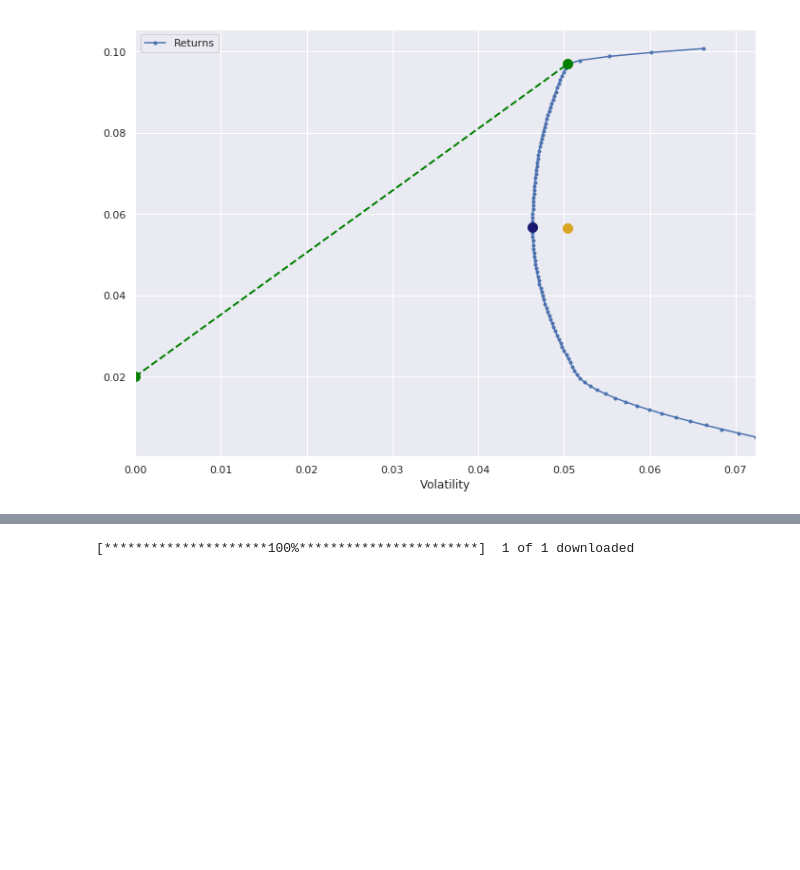
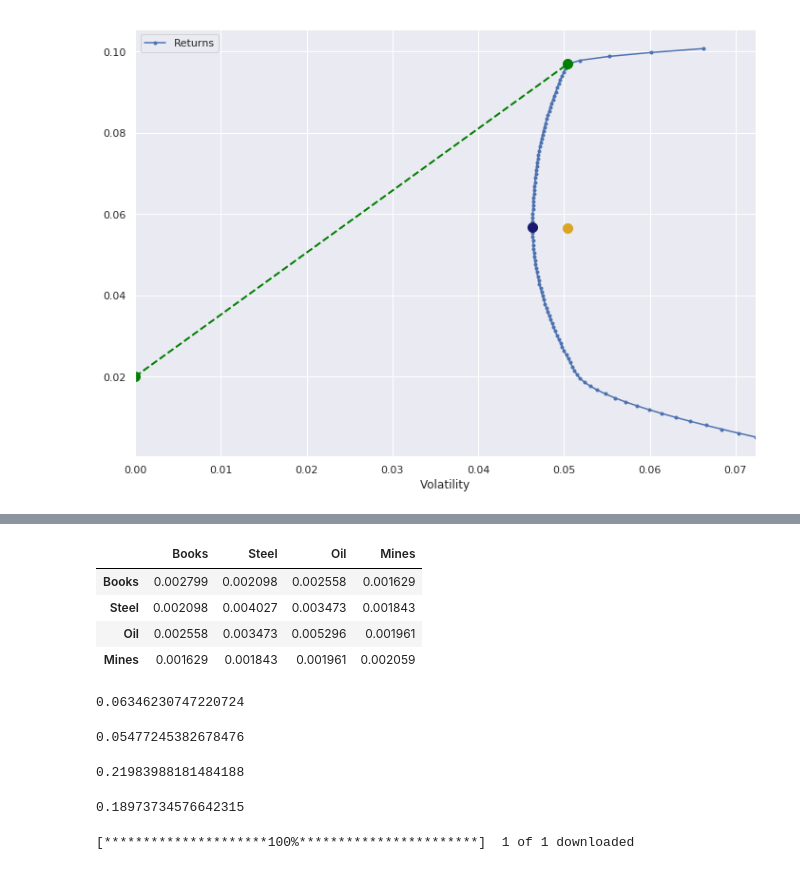
Before and after one commit to Ram12a/Finance, a Jupyter notebook: Week1-2.ipynb, the cells around one changed output, grey strips where cells are left out. Saved outputs shown, nothing was run; the diff lists cells and outputs as text; code cells hidden in the pictures; blank space fills up the shorter version.

```diff
--- a/VisualP1.1.ipynb
+++ b/Week1-2.ipynb
@@ -284,3 +304,27 @@ HFIndex.head()
+# %%
+Cov2018
+# %% [output]
+|  | Books | Steel | Oil | Mines |
+| Books | 0.002799 | 0.002098 | 0.002558 | 0.001629 |
+| Steel | 0.002098 | 0.004027 | 0.003473 | 0.001843 |
+| Oil | 0.002558 | 0.003473 | 0.005296 | 0.001961 |
+| Mines | 0.001629 | 0.001843 | 0.001961 | 0.002059 |
+# %%
+Port.portfolio_vol(np.array([0.00000000e+00, 1.00000000e+00, 2.08166817e-17, 6.01949046e-16]),Cov2018)
+# %% [output]
+0.06346230747220724
+# %%
+Port.portfolio_vol(np.array([0.47702487, 0.        , 0.43411203, 0.0888631 ]),Cov2018)
+# %% [output]
+0.05477245382678476
+# %%
+0.06346230747220724*np.sqrt(12)
+# %% [output]
+0.21983988181484188
+# %%
+0.05477245382678476*np.sqrt(12)
+# %% [output]
+0.18973734576642315
 # %%
 Datos = GetAndFormatTheData()
 RetOp = ReturnOps()
```
Also changed, not shown: parts of 4 cells of this notebook.
